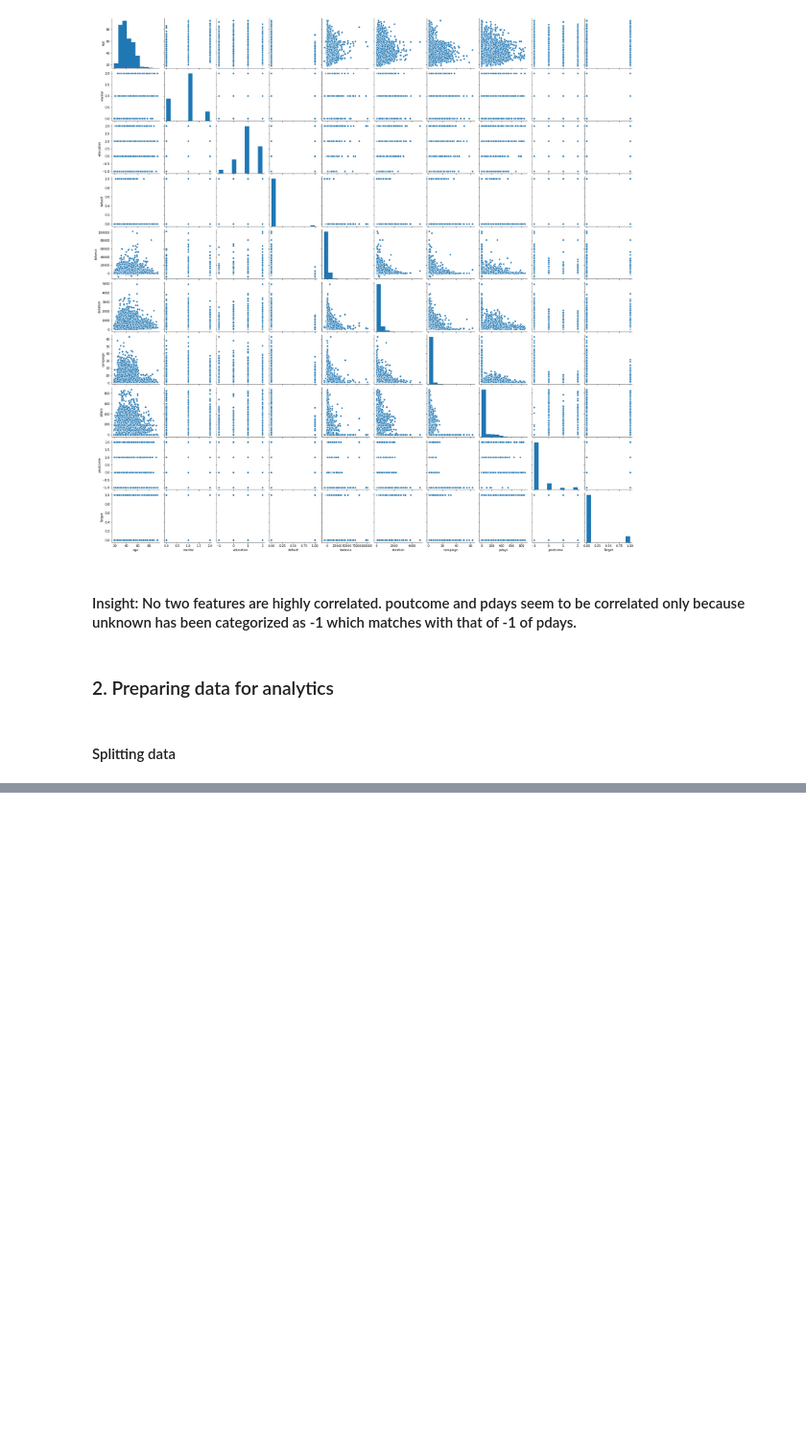
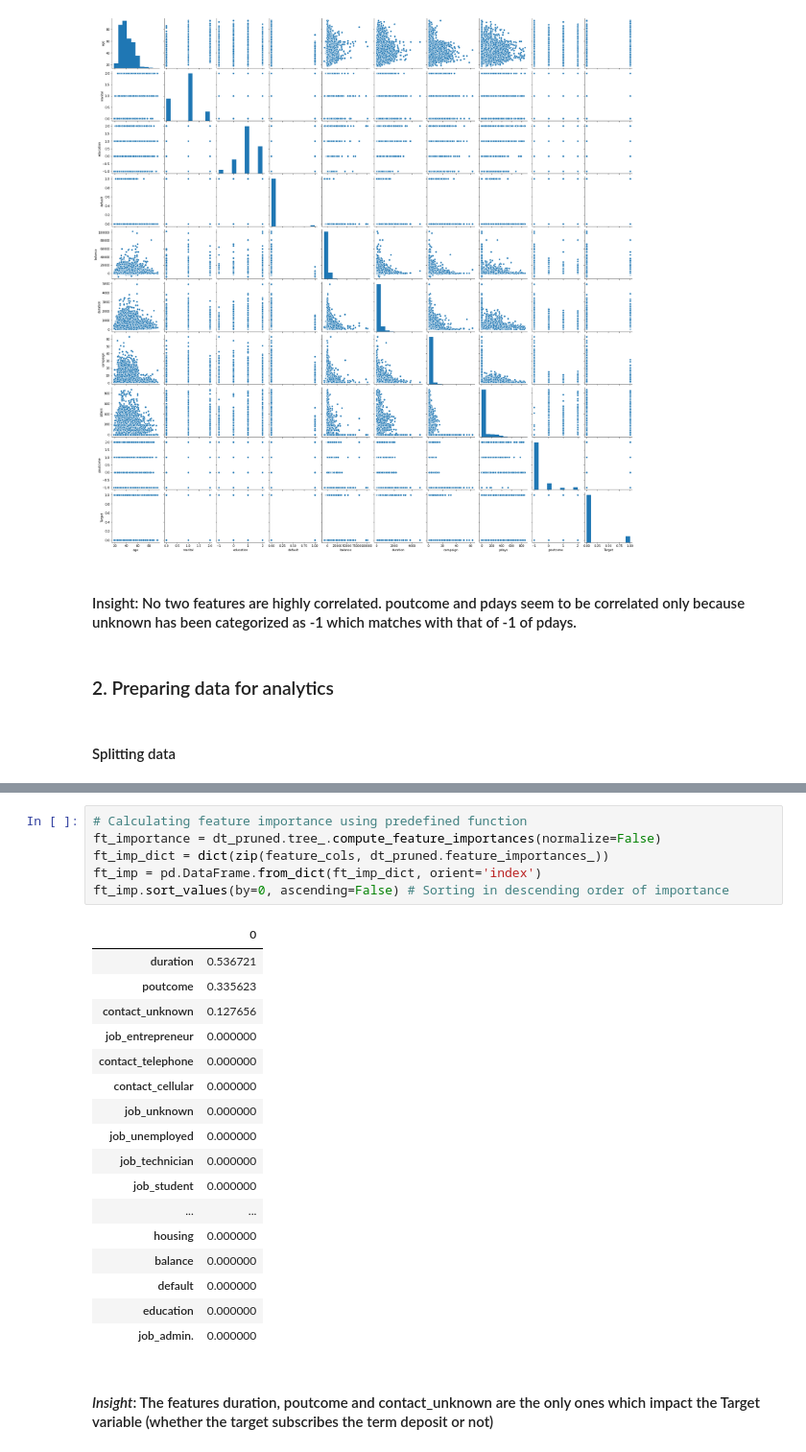
Before and after one commit to sjhamb31/AIML_GreatLearning, a Jupyter notebook: Ensemble_techniques_assignment3_Sjhamb.ipynb, the cells around one changed output, grey strips where cells are left out. Shown at 96% size. Saved outputs shown, nothing was run; the diff lists cells and outputs as text; blank space fills up the shorter version.

```diff
--- a/Ensemble_techniques_assignment3_Sjhamb.ipynb
+++ b/Ensemble_techniques_assignment3_Sjhamb.ipynb
@@ -217,0 +260,26 @@ print("{0:0.2f}% data is in test set".format((len(x_test)/len(data.index)) * 100
+# %%
+# Calculating feature importance using predefined function
+ft_importance = dt_pruned.tree_.compute_feature_importances(normalize=False)
+ft_imp_dict = dict(zip(feature_cols, dt_pruned.feature_importances_))
+ft_imp = pd.DataFrame.from_dict(ft_imp_dict, orient='index')
+ft_imp.sort_values(by=0, ascending=False) # Sorting in descending order of importance
+# %% [output]
+|  | 0 |
+| duration | 0.536721 |
+| poutcome | 0.335623 |
+| contact_unknown | 0.127656 |
+| job_entrepreneur | 0.000000 |
+| contact_telephone | 0.000000 |
+| contact_cellular | 0.000000 |
+| job_unknown | 0.000000 |
+| job_unemployed | 0.000000 |
+| job_technician | 0.000000 |
+| job_student | 0.000000 |
+| ... | ... |
+| housing | 0.000000 |
+| balance | 0.000000 |
+| default | 0.000000 |
+| education | 0.000000 |
+| job_admin. | 0.000000 |
+# %% [markdown]
+#### *Insight*: The features duration, poutcome and contact_unknown are the only ones which impact the Target variable (whether the target subscribes the term deposit or not)
```
Also changed, not shown: parts of 10 cells of this notebook.
